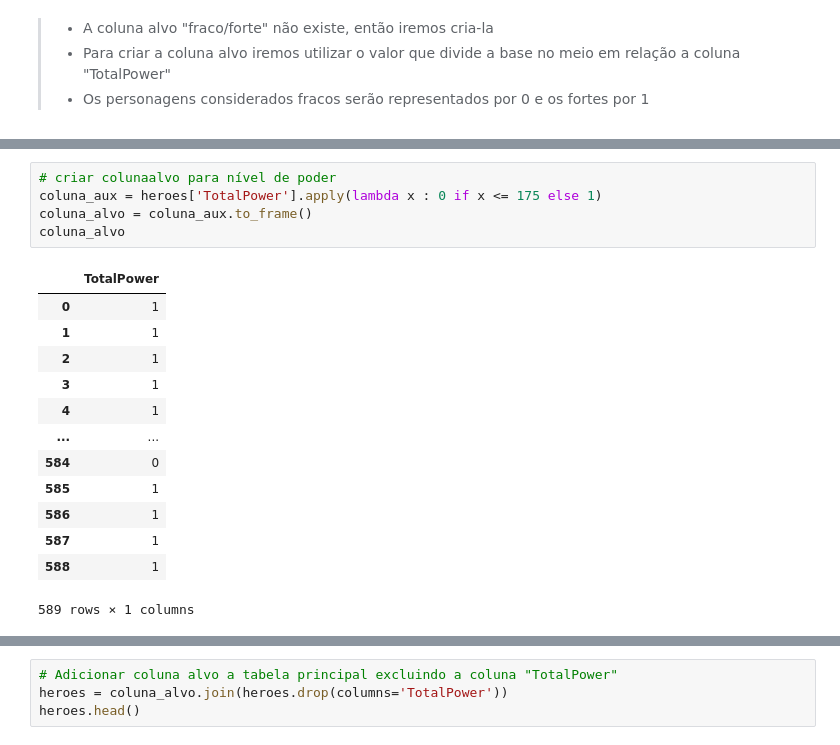
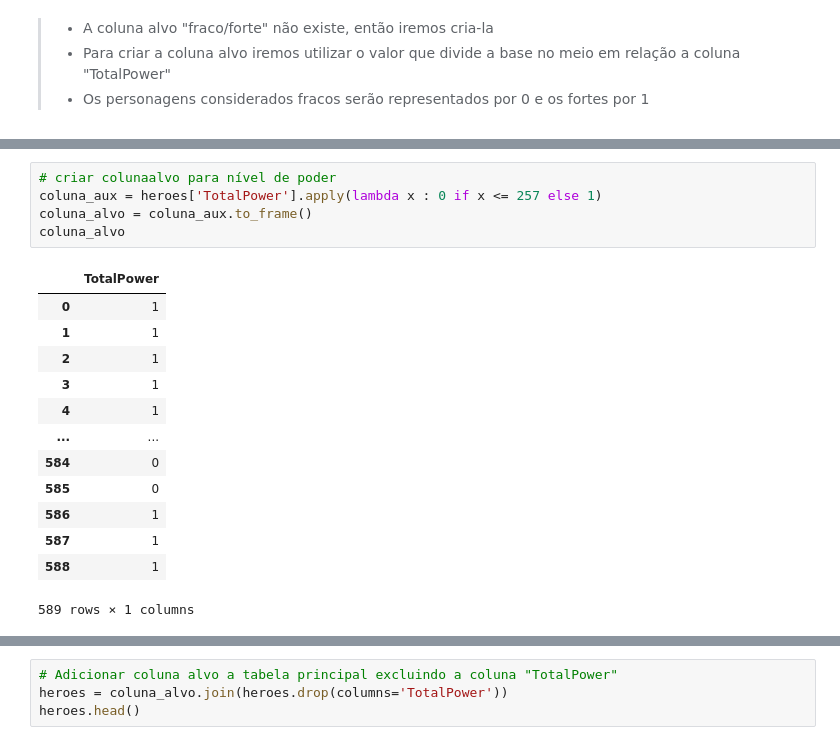
Before and after one commit to ashouy/Aprendizado-de-Maquina, a Jupyter notebook: Tarefa01.ipynb, the cells around one changed output, grey strips where cells are left out. Drawn from its saved outputs; the diff is of its cells as text.

```diff
--- a/Tarefa01.ipynb
+++ b/Tarefa01.ipynb
@@ -372,19 +372,19 @@ heroes.describe()
 | max | 975.000000 | 900.000000 | 113.000000 | 100.000000 | 100.000000 | 120.000000 | 100.000000 | 101.000000 | 581.000000 | ... |
 # %%
 # criar colunaalvo para nível de poder
-coluna_aux = heroes['TotalPower'].apply(lambda x : 0 if x <= 175 else 1)
+coluna_aux = heroes['TotalPower'].apply(lambda x : 0 if x <= 257 else 1)
 coluna_alvo = coluna_aux.to_frame()
 coluna_alvo
 # %% [output]
 |  | TotalPower |
 | 0 | 1 |
 | 1 | 1 |
 | 2 | 1 |
 | 3 | 1 |
 | 4 | 1 |
 | ... | ... |
 | 584 | 0 |
-| 585 | 1 |
+| 585 | 0 |
 | 586 | 1 |
 | 587 | 1 |
 | 588 | 1 |
```
Also changed, not shown: parts of 19 cells of this notebook.
